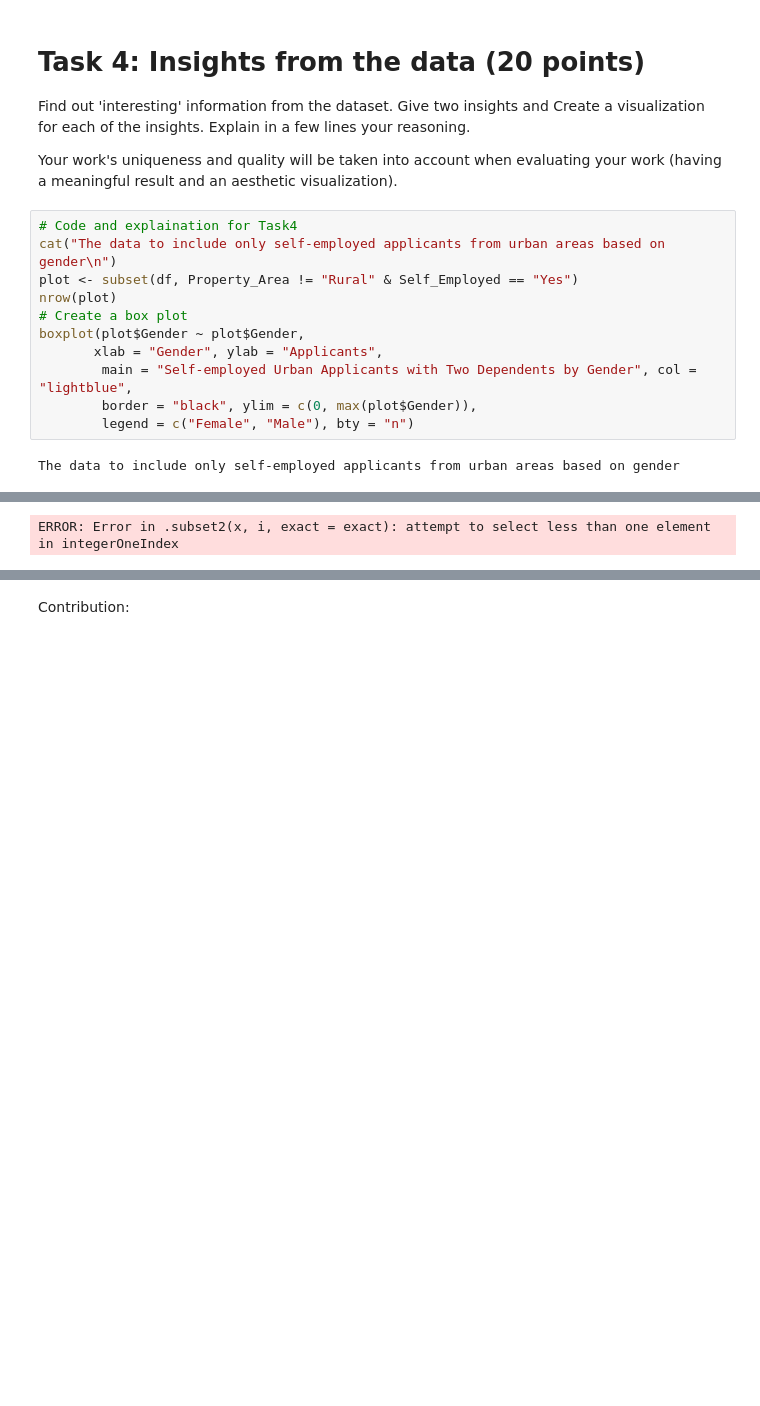
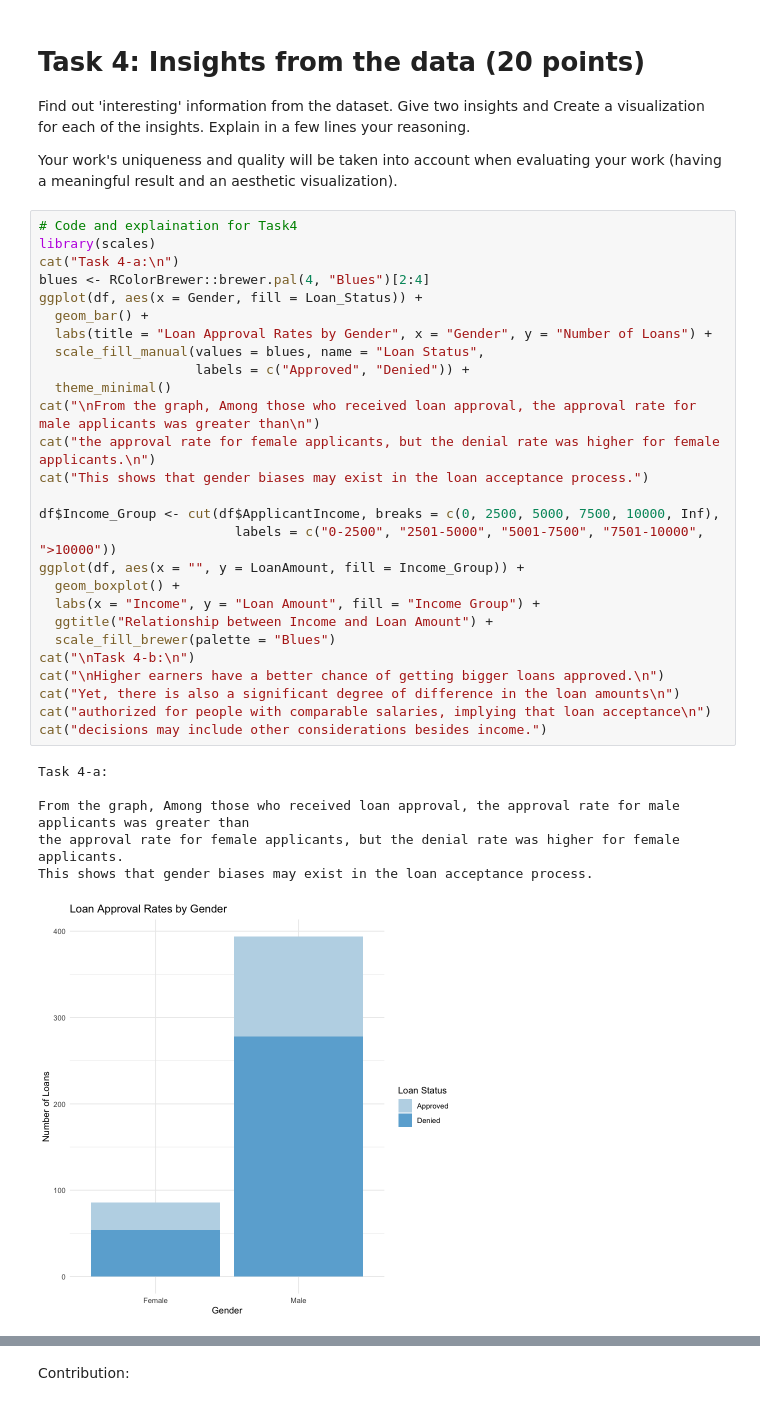
Before and after one commit to rachanamaria/DataMining_01, a Jupyter notebook: Assignment_1_R.ipynb, the cells around one changed output, grey strips where cells are left out. Drawn from its saved outputs; the diff is of its cells as text; blank space fills up the shorter version.

```diff
--- a/Assignment_1_R.ipynb
+++ b/Assignment_1_R.ipynb
@@ -232,14 +248,35 @@ Find out 'interesting' information from the dataset. Give two insights and Creat
 Your work's uniqueness and quality will be taken into account when evaluating your work (having a meaningful result and an aesthetic visualization).
 # %%
 # Code and explaination for Task4
-cat("The data to include only self-employed applicants from urban areas based on gender\n")
-plot <- subset(df, Property_Area != "Rural" & Self_Employed == "Yes")
-nrow(plot)
-# Create a box plot
-boxplot(plot$Gender ~ plot$Gender,
-       xlab = "Gender", ylab = "Applicants",
-        main = "Self-employed Urban Applicants with Two Dependents by Gender", col = "lightblue",
-        border = "black", ylim = c(0, max(plot$Gender)),
-        legend = c("Female", "Male"), bty = "n")
+library(scales)
+cat("Task 4-a:\n")
+blues <- RColorBrewer::brewer.pal(4, "Blues")[2:4]
+ggplot(df, aes(x = Gender, fill = Loan_Status)) +
+  geom_bar() +
+  labs(title = "Loan Approval Rates by Gender", x = "Gender", y = "Number of Loans") +
+  scale_fill_manual(values = blues, name = "Loan Status",
+                    labels = c("Approved", "Denied")) +
+  theme_minimal()
+cat("\nFrom the graph, Among those who received loan approval, the approval rate for male applicants was greater than\n")
+cat("the approval rate for female applicants, but the denial rate was higher for female applicants.\n")
+cat("This shows that gender biases may exist in the loan acceptance process.")
+
+df$Income_Group <- cut(df$ApplicantIncome, breaks = c(0, 2500, 5000, 7500, 10000, Inf),
+                         labels = c("0-2500", "2501-5000", "5001-7500", "7501-10000", ">10000"))
+ggplot(df, aes(x = "", y = LoanAmount, fill = Income_Group)) +
+  geom_boxplot() +
+  labs(x = "Income", y = "Loan Amount", fill = "Income Group") +
+  ggtitle("Relationship between Income and Loan Amount") +
+  scale_fill_brewer(palette = "Blues")
+cat("\nTask 4-b:\n")
+cat("\nHigher earners have a better chance of getting bigger loans approved.\n")
+cat("Yet, there is also a significant degree of difference in the loan amounts\n")
+cat("authorized for people with comparable salaries, implying that loan acceptance\n")
+cat("decisions may include other considerations besides income.")
 # %% [output]
-The data to include only self-employed applicants from urban areas based on gender
+Task 4-a:
+
+From the graph, Among those who received loan approval, the approval rate for male applicants was greater than
+the approval rate for female applicants, but the denial rate was higher for female applicants.
+This shows that gender biases may exist in the loan acceptance process.
+[figure, added]
@@ -247 +288,0 @@ The data to include only self-employed applicants from urban areas based on gend
-ERROR: Error in .subset2(x, i, exact = exact): attempt to select less than one element in integerOneIndex
```
Also changed, not shown: parts of 13 cells of this notebook, 1 other file.
